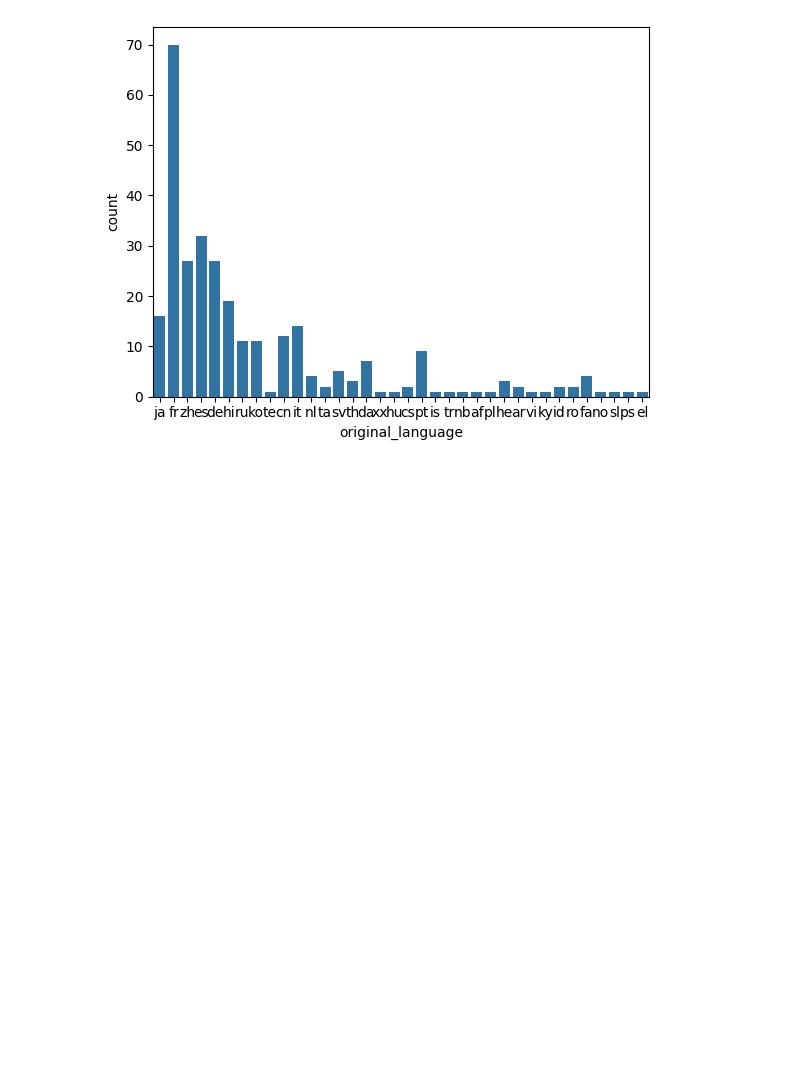
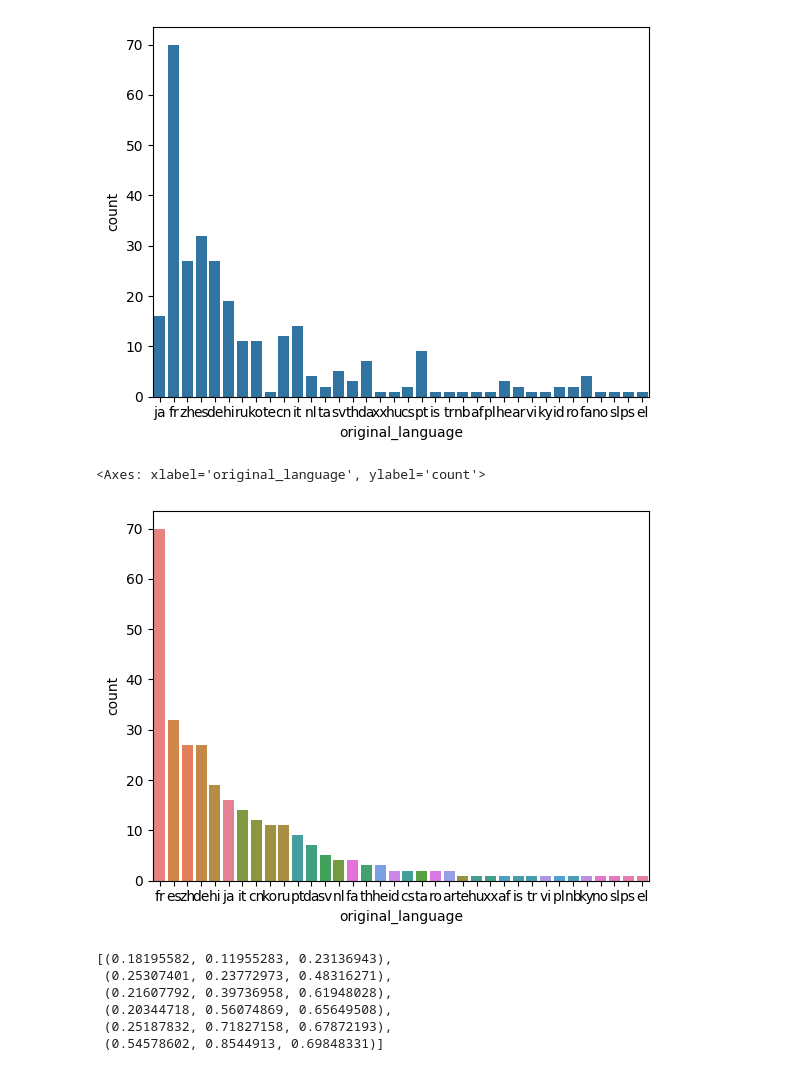
Before and after one commit to KauanAltino/DataScience_ALURA, a Jupyter notebook: DataScience_PARTE3_4.ipynb, the cells around one changed output. Cells and saved outputs as stored; diff of their text form; code cells hidden in the pictures; blank space fills up the shorter version.

```diff
--- a/DataScience_PARTE3_4.ipynb
+++ b/DataScience_PARTE3_4.ipynb
@@ -191,3 +191,21 @@ sns.countplot(data = tmdb.query("original_language != 'en'"), x = "original_lang
 # %% [output]
 <Axes: xlabel='original_language', ylabel='count'>
 [figure]
+# %%
+sns.countplot(data = tmdb.query("original_language != 'en'"),
+              order = total_de_outros_filmes_por_lingua.index,
+              hue = "original_language",
+              x = "original_language"
+              )
+# %% [output]
+<Axes: xlabel='original_language', ylabel='count'>
+[figure, added]
+# %%
+sns.color_palette("mako")
+# %% [output]
+[(0.18195582, 0.11955283, 0.23136943),
+ (0.25307401, 0.23772973, 0.48316271),
+ (0.21607792, 0.39736958, 0.61948028),
+ (0.20344718, 0.56074869, 0.65649508),
+ (0.25187832, 0.71827158, 0.67872193),
+ (0.54578602, 0.8544913, 0.69848331)]
```
Also changed, not shown: parts of 9 cells of this notebook.
